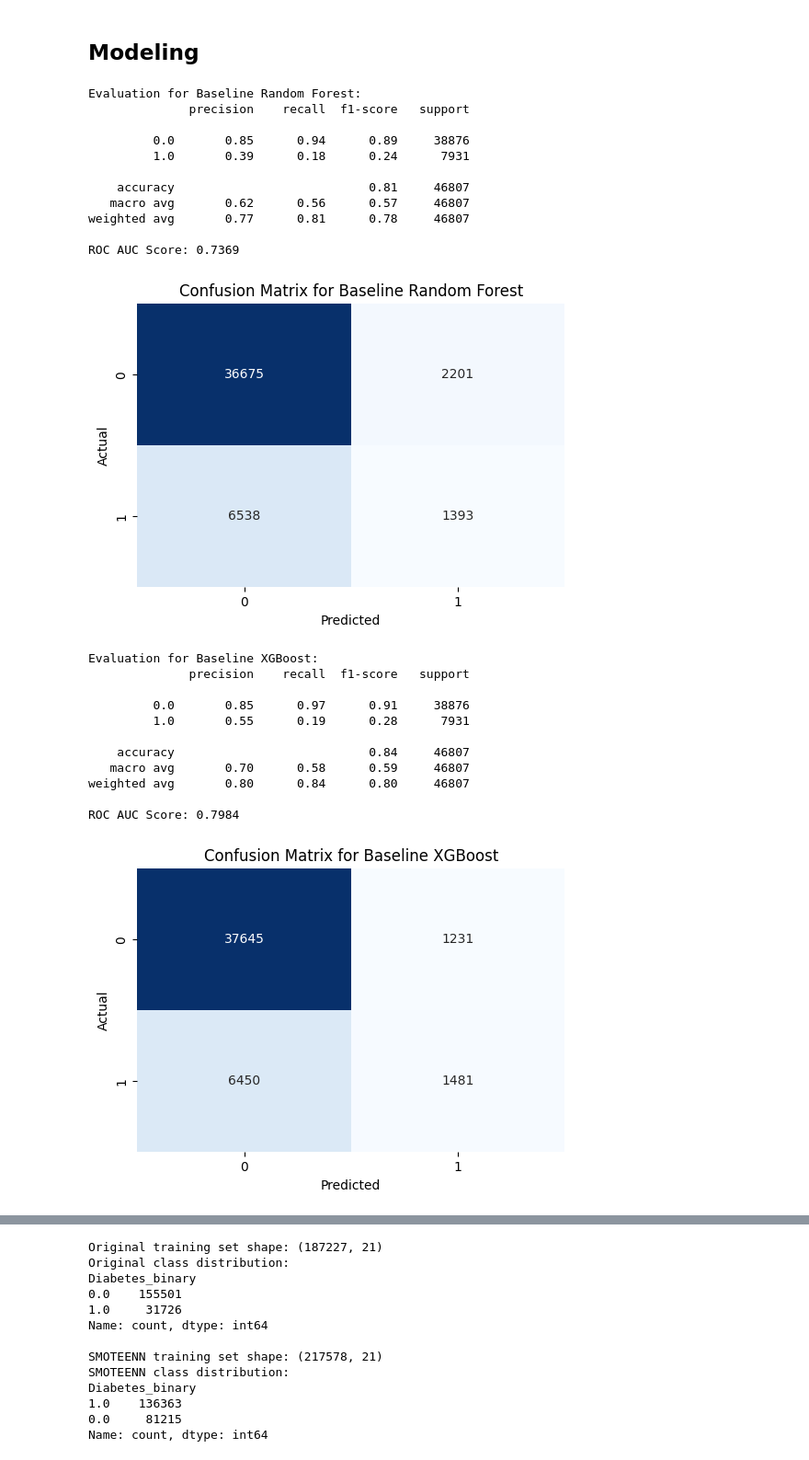
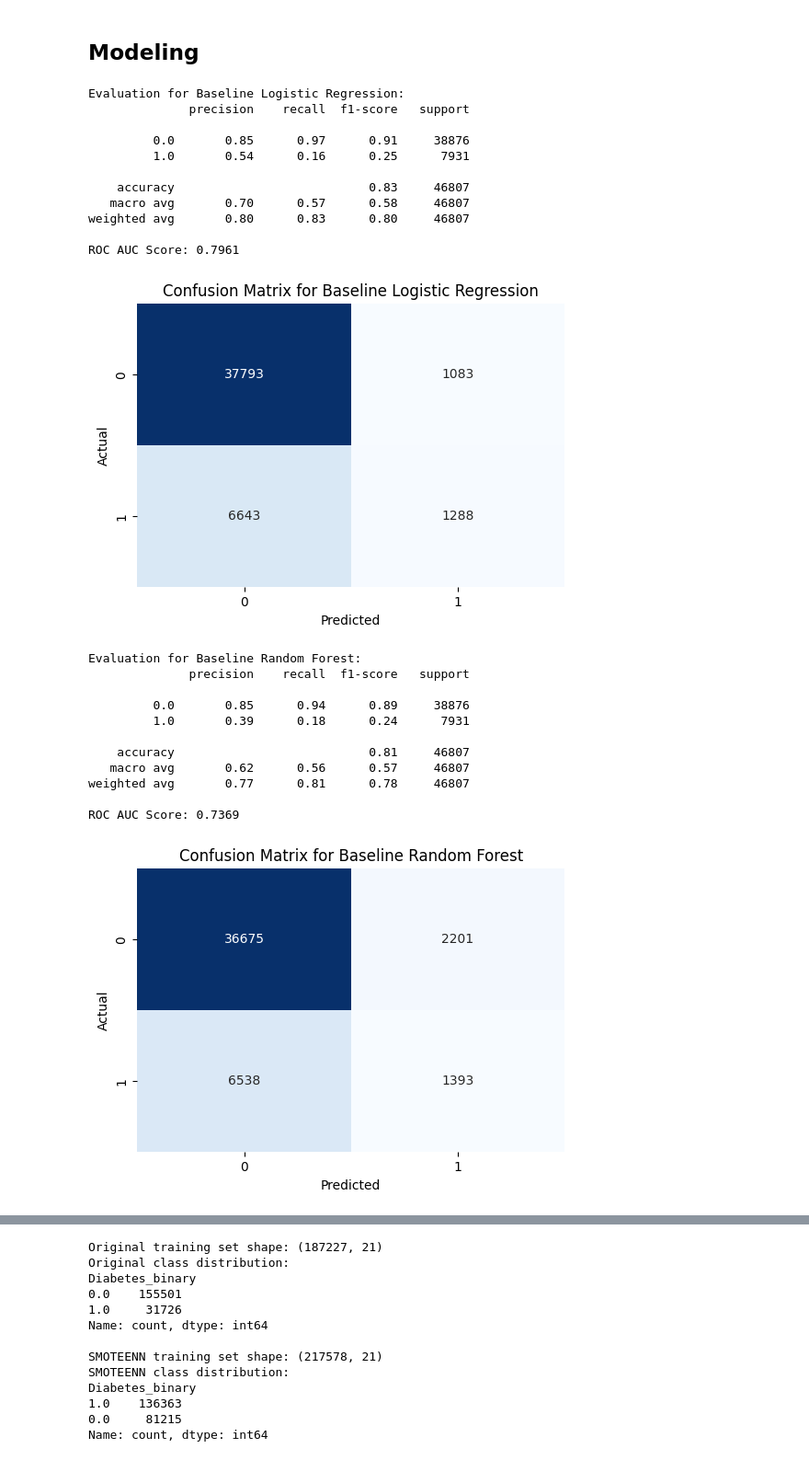
Before and after one commit to ausathdzil/diabetes-prediction, a Jupyter notebook: notebooks/diabetes_prediction.ipynb, the cells around one changed output, grey strips where cells are left out. Shown at 92% size. Cells and saved outputs as stored; diff of their text form; code cells hidden in the pictures.

```diff
--- a/notebooks/diabetes_prediction.ipynb
+++ b/notebooks/diabetes_prediction.ipynb
@@ -231,39 +246,44 @@ def evaluate_model(model, X_test, y_test, model_name):
 # %%
 # Baseline models
 
+from sklearn.linear_model import LogisticRegression
 from sklearn.ensemble import RandomForestClassifier
 from xgboost import XGBClassifier
+
+logreg_baseline = LogisticRegression(random_state=42, max_iter=1000)
+logreg_baseline.fit(X_train, y_train)
 
 rf_baseline = RandomForestClassifier(random_state=42, n_jobs=-1)
 rf_baseline.fit(X_train, y_train)
 
 xgb_baseline = XGBClassifier(random_state=42, n_jobs=-1)
 xgb_baseline.fit(X_train, y_train)
 
+evaluate_model(logreg_baseline, X_test, y_test, "Baseline Logistic Regression")
 evaluate_model(rf_baseline, X_test, y_test, "Baseline Random Forest")
 evaluate_model(xgb_baseline, X_test, y_test, "Baseline XGBoost")
 # %% [output]
-Evaluation for Baseline Random Forest:
+Evaluation for Baseline Logistic Regression:
               precision    recall  f1-score   support
 
-         0.0       0.85      0.94      0.89     38876
-         1.0       0.39      0.18      0.24      7931
+         0.0       0.85      0.97      0.91     38876
+         1.0       0.54      0.16      0.25      7931
 
-    accuracy                           0.81     46807
-   macro avg       0.62      0.56      0.57     46807
-weighted avg       0.77      0.81      0.78     46807
+    accuracy                           0.83     46807
+   macro avg       0.70      0.57      0.58     46807
+weighted avg       0.80      0.83      0.80     46807
 
-ROC AUC Score: 0.7369
+ROC AUC Score: 0.7961
-[figure, old version]
+[figure, new version]
-Evaluation for Baseline XGBoost:
+Evaluation for Baseline Random Forest:
               precision    recall  f1-score   support
 
-         0.0       0.85      0.97      0.91     38876
-         1.0       0.55      0.19      0.28      7931
+         0.0       0.85      0.94      0.89     38876
+         1.0       0.39      0.18      0.24      7931
 
-    accuracy                           0.84     46807
-   macro avg       0.70      0.58      0.59     46807
-weighted avg       0.80      0.84      0.80     46807
+    accuracy                           0.81     46807
+   macro avg       0.62      0.56      0.57     46807
+weighted avg       0.77      0.81      0.78     46807
 
-ROC AUC Score: 0.7984
+ROC AUC Score: 0.7369
-[figure, old version]
+[figure, new version]
```
Also changed, not shown: parts of 34 cells of this notebook.
